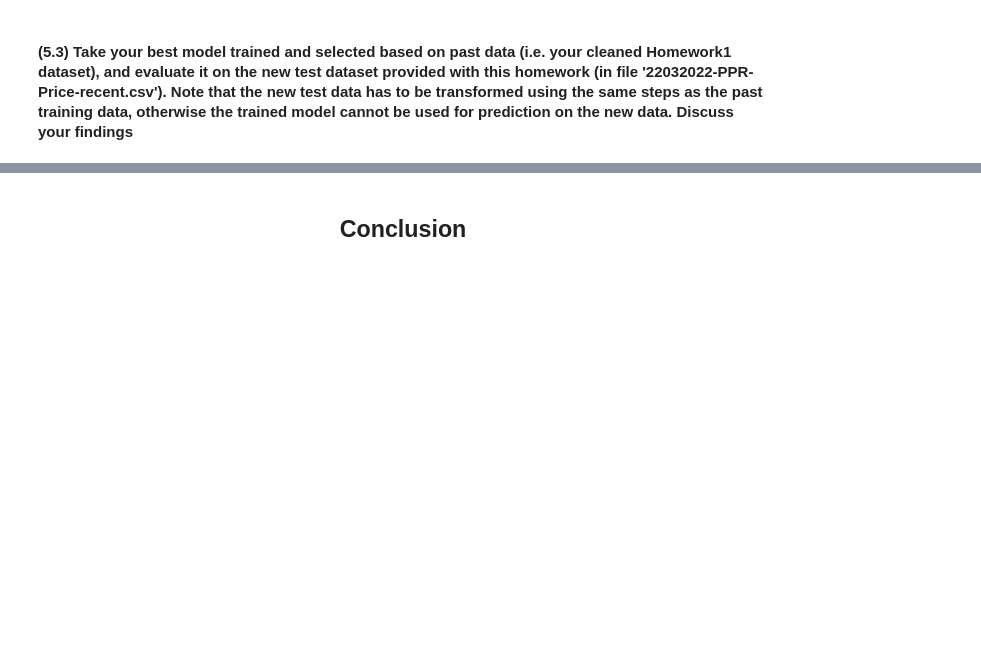
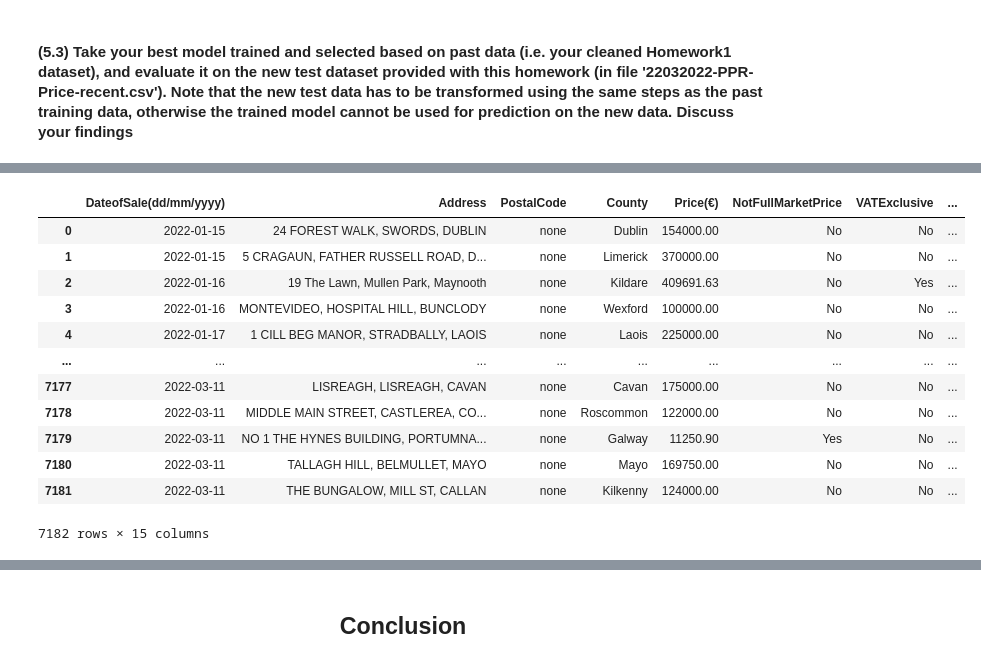
Before and after one commit to Gus1616/Data-analytics-Homework2, a Jupyter notebook: Notebook_Boothman_Gus_17350796_COMP47350_Homework2.ipynb, the cells around one changed output, grey strips where cells are left out. Drawn from its saved outputs; the diff is of its cells as text; code cells hidden in the pictures; blank space fills up the shorter version.

```diff
--- a/Notebook_Boothman_Gus_17350796_COMP47350_Homework2.ipynb
+++ b/Notebook_Boothman_Gus_17350796_COMP47350_Homework2.ipynb
@@ -1611,0 +1671,2 @@ df_newDataSet .head(10)
+# %%
+df_newDataSet = df_newDataSet.fillna('none')
@@ -1611,0 +1675,3 @@ df_newDataSet .head(10)
+# %%
+df_newDataSet['Month'] = pd.DatetimeIndex(df_newDataSet['DateofSale(dd/mm/yyyy)']).month
+df_newDataSet['Year'] = pd.DatetimeIndex(df_newDataSet['DateofSale(dd/mm/yyyy)']).year
@@ -1611,0 +1762,37 @@ df_newDataSet .head(10)
+# %%
+df_newDataSet['County'] = df_newDataSet['County'].astype('category')
+
+# There are a set number of unique descriptions
+
+df_newDataSet['DescriptionofProperty'] = df_newDataSet['DescriptionofProperty'].astype('category')
+
+df_newDataSet['Address'] = df_newDataSet['Address'].astype('category')
+
+
+# Postal code has a set number of unique categories
+df_newDataSet['PostalCode'] = df_newDataSet['PostalCode'].astype('category')
+
+# There are a set number of property size descriptions
+df_newDataSet['PropertySizeDescription'] = df_newDataSet['PropertySizeDescription'].astype('category')
+
+# this is just yes or no data there for categorical
+df_newDataSet['VATExclusive'] = df_newDataSet['VATExclusive'].astype('category')
+
+# this is just yes or no data so it is cateogrical
+df_newDataSet['NotFullMarketPrice'] = df_newDataSet['NotFullMarketPrice'].astype('category')
+
+df_newDataSet['DateofSale(dd/mm/yyyy)'] = pd.to_datetime(df_newDataSet['DateofSale(dd/mm/yyyy)'])
+
+df_newDataSet['Month'] = df_newDataSet['Month'].astype('category')
+
+df_newDataSet['Year'] = df_newDataSet['Year'].astype('category')
+
+df_newDataSet['GDP (USD-Billion)'] = df_newDataSet['GDP (USD-Billion)'].astype('category')
+
+df_newDataSet['Province'] = df_newDataSet['Province'].astype('category')
+
+df_newDataSet['Season'] = df_newDataSet['Season'].astype('category')
+
+
+
+df_newDataSet.dtypes
@@ -1611,0 +1816,16 @@ df_newDataSet .head(10)
+# %%
+df_newDataSet
+# %% [output]
+|  | DateofSale(dd/mm/yyyy) | Address | PostalCode | County | Price(€) | NotFullMarketPrice | VATExclusive | ... |
+| 0 | 2022-01-15 | 24 FOREST WALK, SWORDS, DUBLIN | none | Dublin | 154000.00 | No | No | ... |
+| 1 | 2022-01-15 | 5 CRAGAUN, FATHER RUSSELL ROAD, D... | none | Limerick | 370000.00 | No | No | ... |
+| 2 | 2022-01-16 | 19 The Lawn, Mullen Park, Maynooth | none | Kildare | 409691.63 | No | Yes | ... |
+| 3 | 2022-01-16 | MONTEVIDEO, HOSPITAL HILL, BUNCLODY | none | Wexford | 100000.00 | No | No | ... |
+| 4 | 2022-01-17 | 1 CILL BEG MANOR, STRADBALLY, LAOIS | none | Laois | 225000.00 | No | No | ... |
+| ... | ... | ... | ... | ... | ... | ... | ... | ... |
+| 7177 | 2022-03-11 | LISREAGH, LISREAGH, CAVAN | none | Cavan | 175000.00 | No | No | ... |
+| 7178 | 2022-03-11 | MIDDLE MAIN STREET, CASTLEREA, CO... | none | Roscommon | 122000.00 | No | No | ... |
+| 7179 | 2022-03-11 | NO 1 THE HYNES BUILDING, PORTUMNA... | none | Galway | 11250.90 | Yes | No | ... |
+| 7180 | 2022-03-11 | TALLAGH HILL, BELMULLET, MAYO | none | Mayo | 169750.00 | No | No | ... |
+| 7181 | 2022-03-11 | THE BUNGALOW, MILL ST, CALLAN | none | Kilkenny | 124000.00 | No | No | ... |
+7182 rows × 15 columns
```
Also changed, not shown: parts of 57 cells of this notebook.
